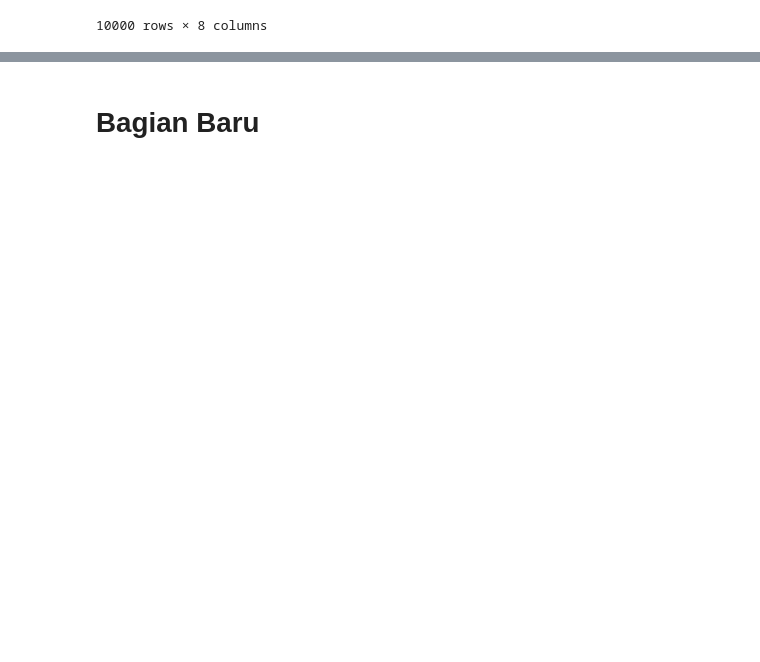
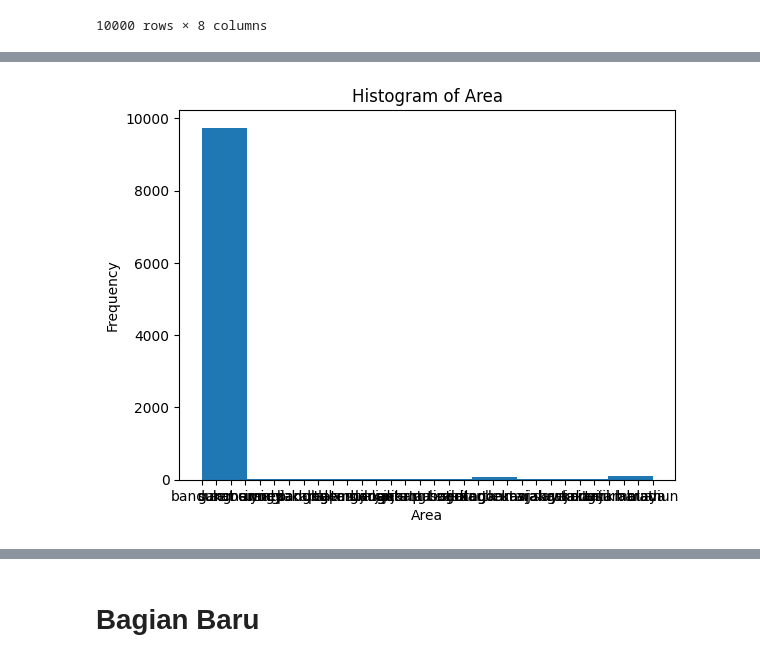
Before and after one commit to mariacb24/EDA, a Jupyter notebook: Damin_1.ipynb, the cells around one changed output, grey strips where cells are left out. Cells and saved outputs as stored; diff of their text form; code cells hidden in the pictures; blank space fills up the shorter version.

```diff
--- a/Damin_1.ipynb
+++ b/Damin_1.ipynb
@@ -126,0 +211,9 @@ df
+# %%
+# Create a histogram for the 'area' column
+plt.hist(df['area'], bins=10)  # Adjust the number of bins as needed
+plt.xlabel('Area')
+plt.ylabel('Frequency')
+plt.title('Histogram of Area')
+plt.show()
+# %% [output]
+[figure, added]
```
Also changed, not shown: parts of 18 cells of this notebook.
